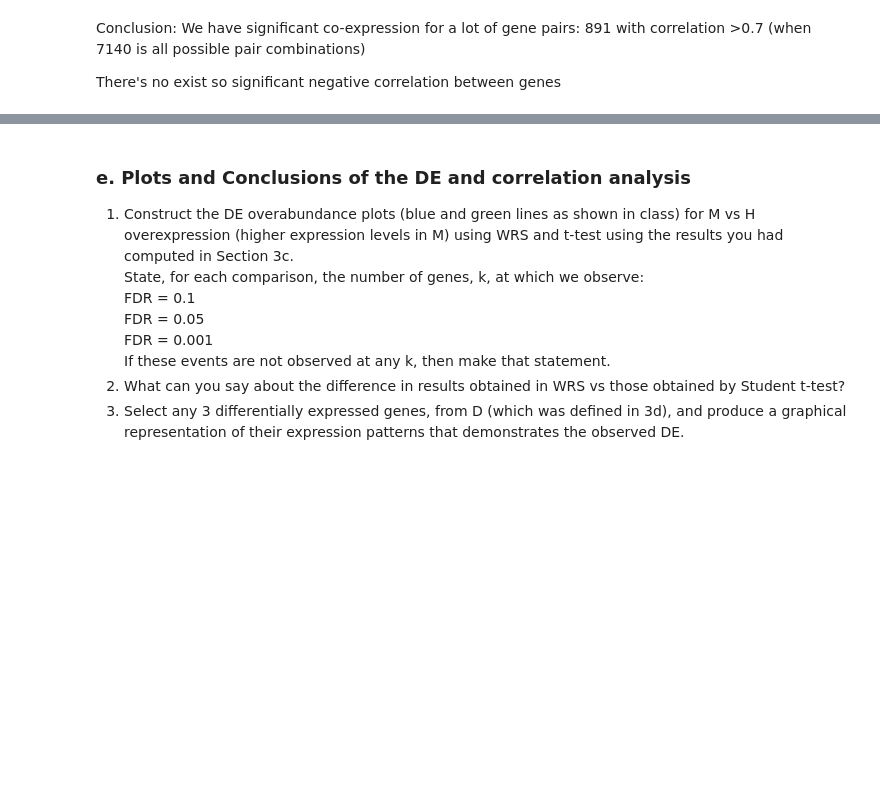
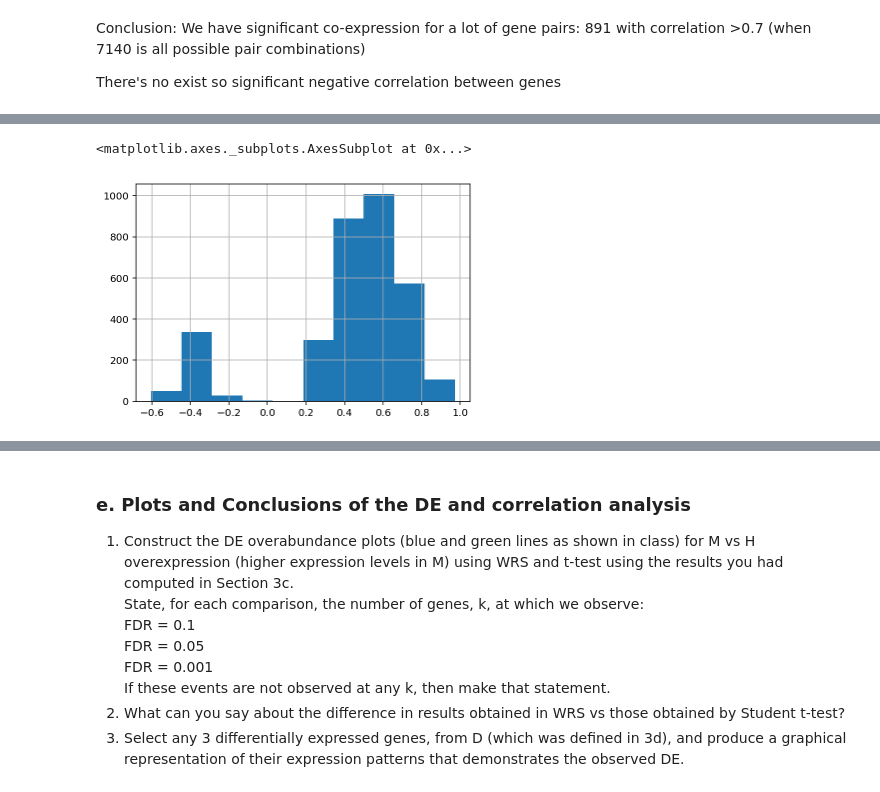
Before and after one commit to ihadanny/stat3620, a Jupyter notebook: HW4_034537969_322156159.ipynb, the cells around one changed output, grey strips where cells are left out. Saved outputs shown, nothing was run; the diff lists cells and outputs as text; code cells hidden in the pictures; blank space fills up the shorter version.

```diff
--- a/HW4_034537969_322156159.ipynb
+++ b/HW4_034537969_322156159.ipynb
@@ -255,0 +264,23 @@ There's no exist so significant negative correlation between genes
+# %%
+#calculate D
+dwrs = pd.DataFrame(wrs)
+smallest = dwrs[dwrs.statistic>0].nsmallest(60,'pvalue')
+over = data.iloc[smallest.index]
+smallest = dwrs[dwrs.statistic<0].nsmallest(60,'pvalue')
+under = data.iloc[smallest.index]
+D = over.append(under)
+D = D[ami]
+
+corr = D.transpose().astype(float).corr(method='spearman')
+del corr.index.name
+sigcorr = flatten_corr(corr)
+sigcorr['p_value'] = sigcorr.apply(p_value,axis=1)
+print('Number of pairs:', len(sigcorr))
+sigcorr = sigcorr[sigcorr['p_value']<0.05]
+print('pairs with correlation p_value<0.05:',len(sigcorr))
+
+print('significant correlations with abs correlation >0.6: ',len(sigcorr[abs(sigcorr['my_corr']) > 0.6]))
+print('significant correlations with positive correlation >0.6: ',len(sigcorr[sigcorr['my_corr'] > 0.6]))
+print('significant correlations with positive correlation >0.7: ',len(sigcorr[sigcorr['my_corr'] > 0.7]))
+print('significant correlations with positive correlation >0.8: ',len(sigcorr[sigcorr['my_corr'] > 0.8]))
+print('significant correlations with positive correlation >0.9: ',len(sigcorr[sigcorr['my_corr'] > 0.9]))
@@ -255,0 +295,5 @@ There's no exist so significant negative correlation between genes
+# %%
+sigcorr['my_corr'].hist()
+# %% [output]
+<matplotlib.axes._subplots.AxesSubplot at 0x...>
+[figure, added]
```
Also changed, not shown: parts of 7 cells of this notebook.
